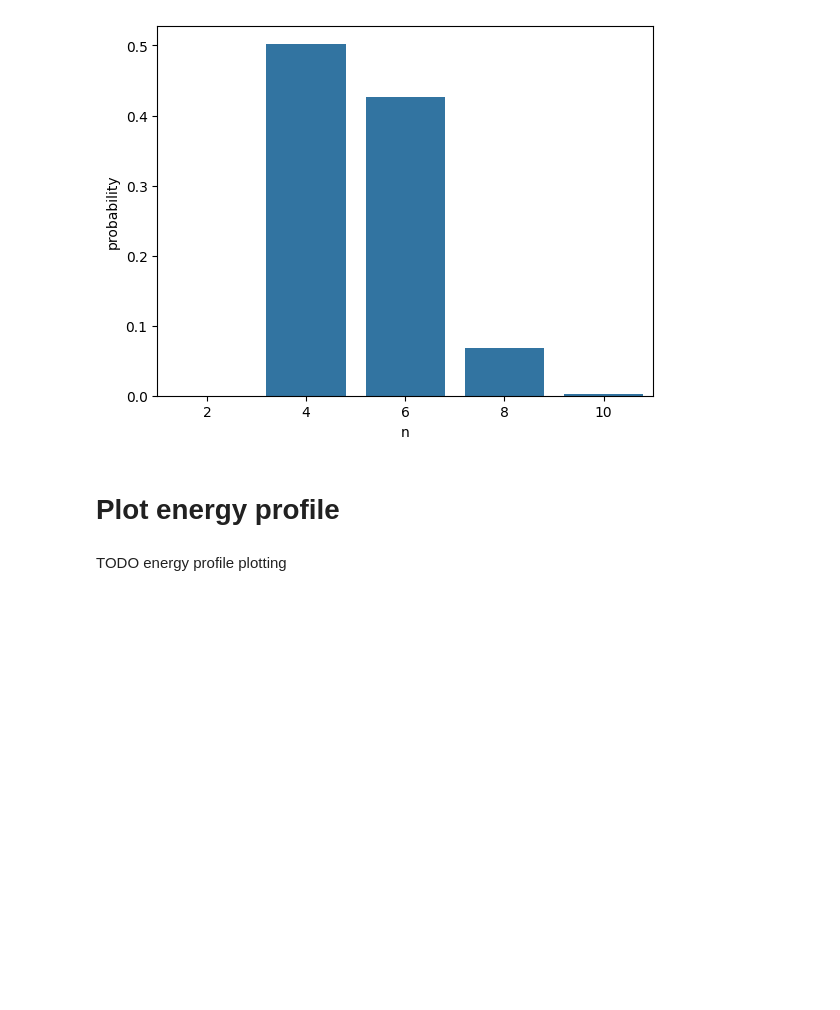
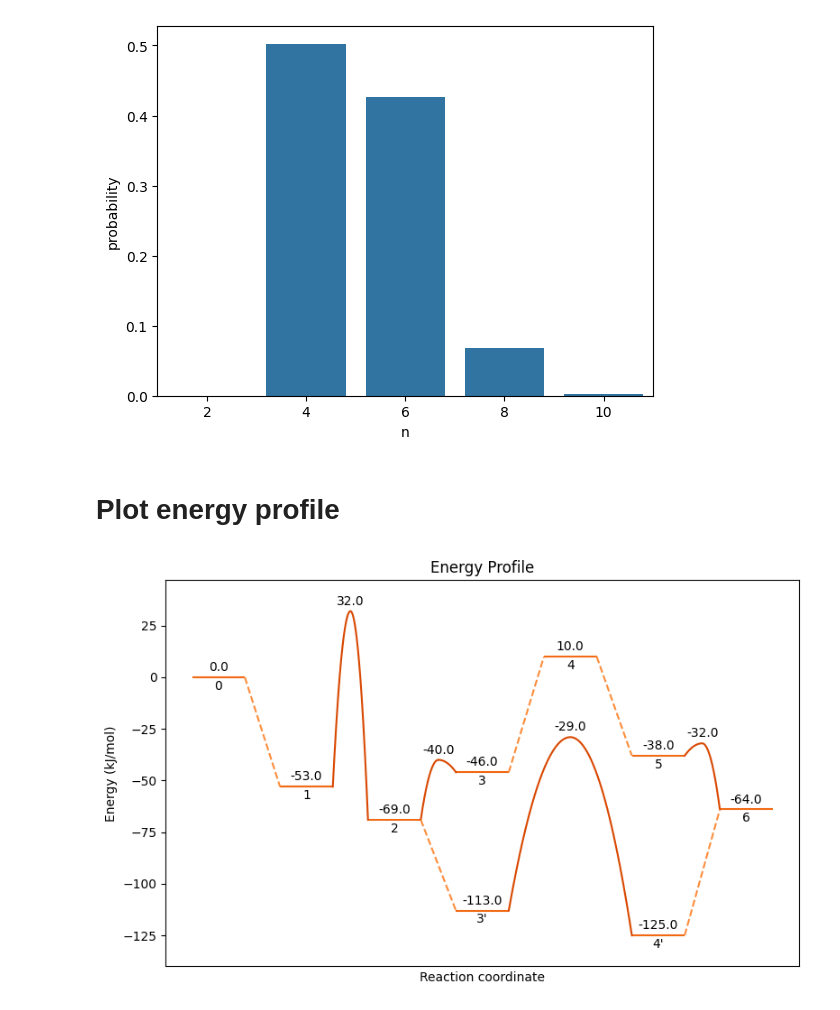
Before and after one commit to multiscale-modelling/kinetic_model, a Jupyter notebook: examples/test_soft.ipynb, the cells around one changed output. Cells and saved outputs as stored; diff of their text form; code cells hidden in the pictures; blank space fills up the shorter version.

Commit message:
I have added plotting of energy profile

```diff
--- a/examples/test_soft.ipynb
+++ b/examples/test_soft.ipynb
@@ -452,5 +452,28 @@ sns.barplot(data=distribution, x='n', y='probability')
 [figure]
 # %% [markdown]
 # Plot energy profile
-# %% [markdown]
-TODO energy profile plotting
+# %%
+from kinetic_model.simulation.plot import plot_energy_profile
+from kinetic_model.simulation.synthetic_data import get_reaction_profile
+import numpy as np
+import pandas as pd
+import matplotlib.pyplot as plt
+
+pallate = ['#fd8d3c','#f16913','#d94801']
+
+df, connections = get_reaction_profile('Ni_dimer_2_paths')
+
+fig, ax = plt.subplots(figsize=(8,5))
+plot_energy_profile(
+    df, ax,
+    m=0.6,
+    annotate_states=True,
+    delta_text_energy=3,
+    delta_text_state=-6,
+    connections=connections,
+    pallate=pallate
+)
+plt.tight_layout()
+plt.show()
+# %% [output]
+[figure, added]
```
Also changed, not shown: 2 other files.
